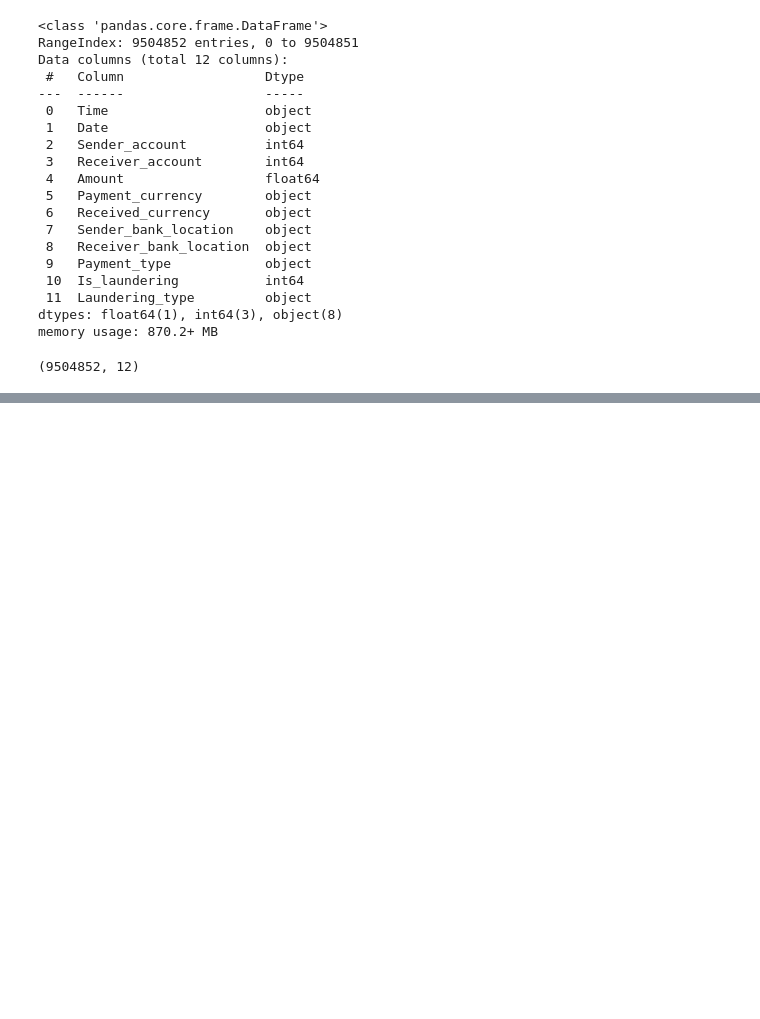
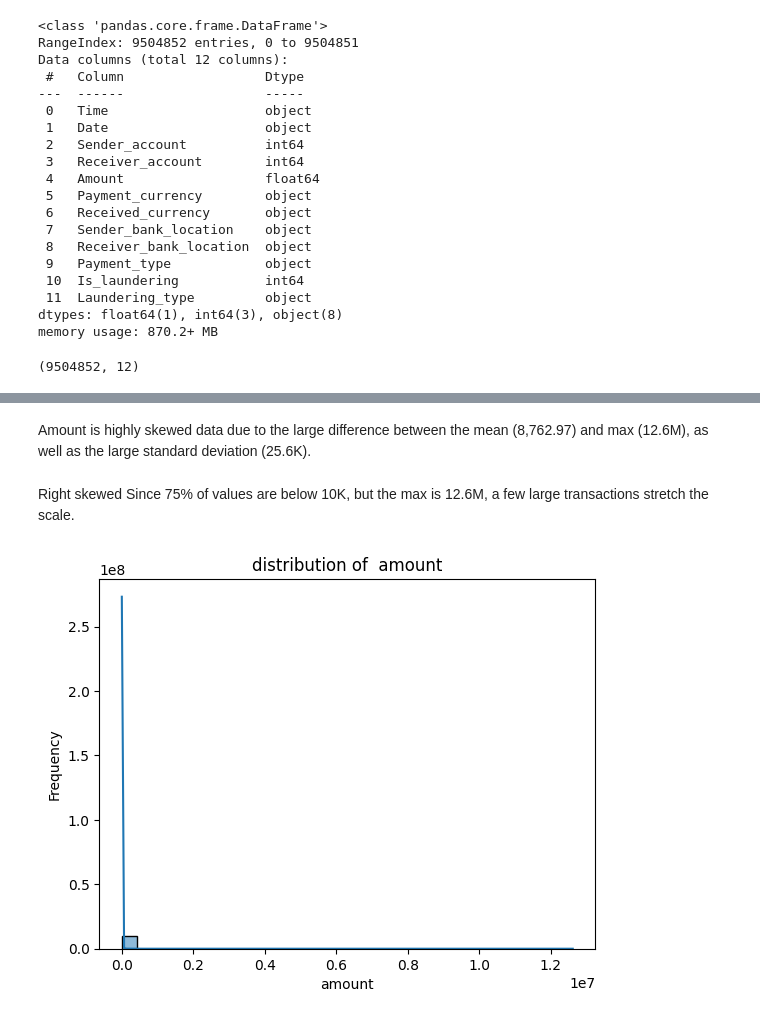
Before and after one commit to k17hawk/aml_project, a Jupyter notebook: Jupyter_research/data_analysis.ipynb, the cells around one changed output, grey strips where cells are left out. Drawn from its saved outputs; the diff is of its cells as text; code cells hidden in the pictures; blank space fills up the shorter version.

```diff
--- a/Jupyter_research/data_analysis.ipynb
+++ b/Jupyter_research/data_analysis.ipynb
@@ -1,6 +6,3 @@
 # %%
-import pandas as pd
+df = pd.read_csv("../Data/SAML-D.csv")
 pd.set_option("display.max_columns",None)
-# %%
-df = pd.read_csv("../tmp/aml_data.csv")
-df.head()
@@ -70,15 +34,0 @@ Name: Time, Length: 9504852, dtype: object
-# %%
-df['Transaction_datetime'] = pd.to_datetime(df['Date'] + ' ' + df['Time'], format='%Y-%m-%d %H:%M:%S', errors='coerce')
-# %%
-df.drop(['Date', 'Time'], axis=1, inplace=True)
-
-df['Sender_account'] = df['Sender_account'].astype(str)  # Convert BIGINT to str
-df['Receiver_account'] = df['Receiver_account'].astype(str)  # Convert BIGINT to str
-df['Amount'] = df['Amount'].astype(float)  # Ensure FLOAT type
-df['Payment_currency'] = df['Payment_currency'].astype(str)
-df['Received_currency'] = df['Received_currency'].astype(str)
-df['Sender_bank_location'] = df['Sender_bank_location'].astype(str)
-df['Receiver_bank_location'] = df['Receiver_bank_location'].astype(str)
-df['Payment_type'] = df['Payment_type'].astype(str)
-df['Is_laundering'] = df['Is_laundering'].astype(int)  # Ensure INT type
-df['Laundering_type'] = df['Laundering_type'].astype(str)
@@ -231,0 +47,13 @@ Successfully inserted 9504852 rows into 'Transactions'.
+# %% [markdown]
+Amount is highly skewed data due to the large difference between the mean (8,762.97) and max (12.6M), as well as the large standard deviation (25.6K).
+# %% [markdown]
+Right skewed
+Since 75% of values are below 10K, but the max is 12.6M, a few large transactions stretch the scale.
+# %%
+sns.histplot(df['Amount'],bins=30,kde=True)
+plt.xlabel("amount")
+plt.ylabel("Frequency")
+plt.title("distribution of  amount")
+plt.show()
+# %% [output]
+[figure, added]
```
Also changed, not shown: parts of 97 cells of this notebook, 1 other file.
